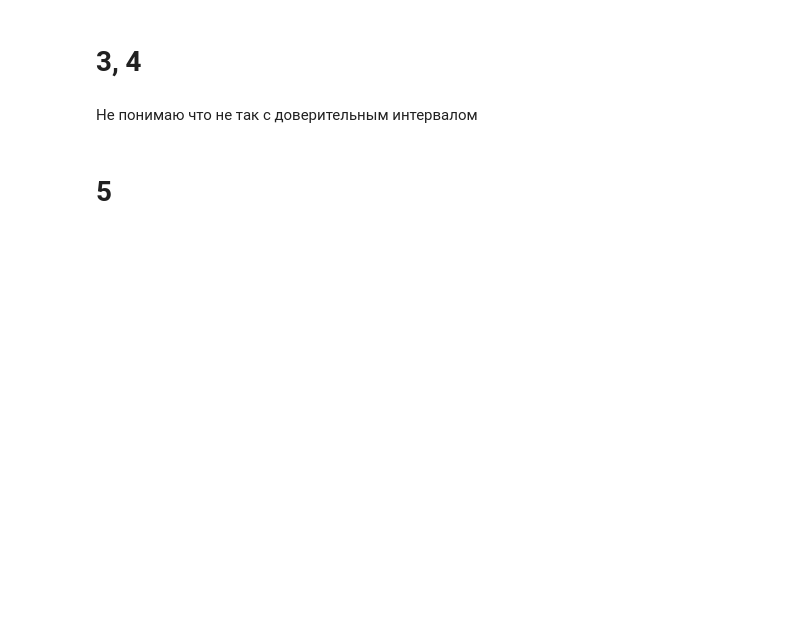
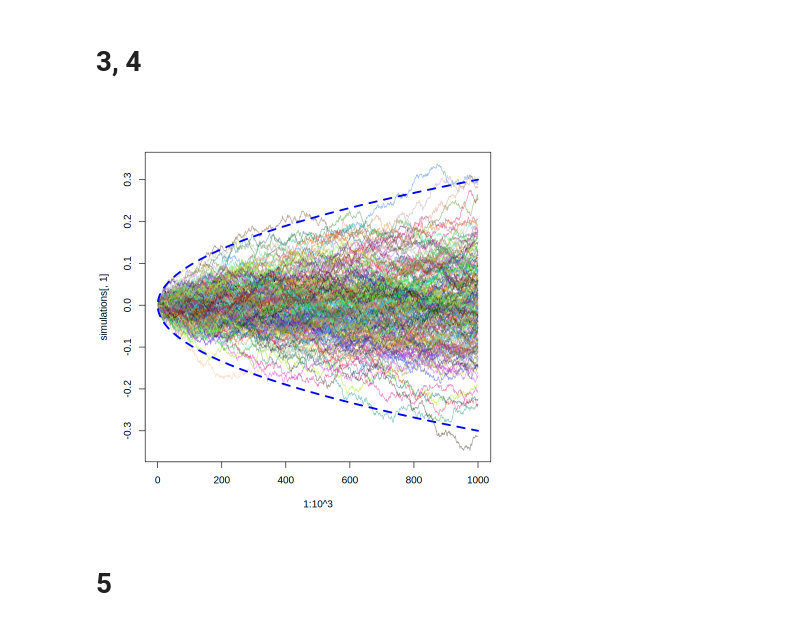
Before and after one commit to Amatikay/EMM2, a Jupyter notebook: Brownian_motion.ipynb, the cells around one changed output. Drawn from its saved outputs; the diff is of its cells as text; code cells hidden in the pictures; blank space fills up the shorter version.

Commit message:
Доверительный интервал теперь корректно отображается

```diff
--- a/Brownian_motion.ipynb
+++ b/Brownian_motion.ipynb
@@ -4,10 +4,11 @@
 Generate_Brownian <- function(Δ = .00001, N = 10^3 ){
     B <- numeric(N)
     for (k in 2:N){
-        B[k] = B[k - 1] + rnorm(1, 0, Δ)
+        B[k] = B[k - 1] + rnorm(1, 0, sqrt(Δ))
     }
     return(B)
 }
+
 
 Generate_S <- function(S0 = 1, a = .5, σ = .9, Δ = .01, Brownian){
     S <- numeric(10^3)
@@ -29,26 +32,26 @@ plot(Brownian, type = "l")
 # %% [markdown]
 # 3, 4
-# %% [markdown]
-Не понимаю что не так с доверительным интервалом
 # %%
-Δ <- .00001
+Δ <-.00001
 simulations <- matrix(0, nrow = 10^3, ncol = 200)
 
 for (i in 1:200) {
-  simulations[, i] <- Generate_Brownian(10^3)
+  simulations[, i] <- Generate_Brownian()
 }
 
 plot(1:10^3, simulations[, 1], type = "l", ylim = range(simulations))
 
 for (i in 2:200) {
   lines(1:10^3, simulations[, i], col = rgb(runif(1), runif(1), runif(1), alpha = 0.5))
 }
 
-upper_STD = (3 * sqrt((1:10^3) * Δ))
-lower_STD = -(3 * sqrt((1:10^3) * Δ))
+upper_STD <- 3 * sqrt(1:10^3 * Δ)
+lower_STD <- -3 * sqrt(1:10^3 * Δ)
 
-lines(1:10^3, upper_STD, lty=2, lwd=3)
-lines(1:10^3, lower_STD, lty=2, lwd=3)
+lines(1:10^3, upper_STD, lty = 2, lwd = 3, col = "blue")
+lines(1:10^3, lower_STD, lty = 2, lwd = 3, col = "blue")
+# %% [output]
+[figure, added]
 # %% [markdown]
 # 5
 # %%
```
Also changed, not shown: parts of 3 cells of this notebook.
